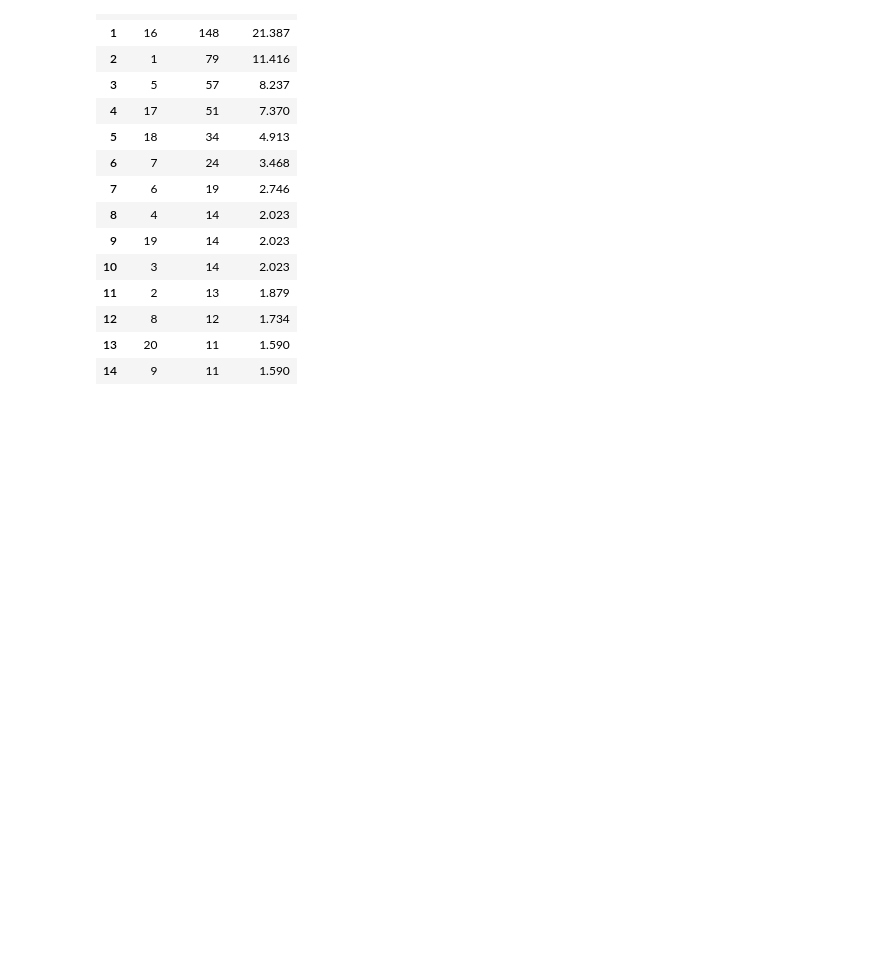
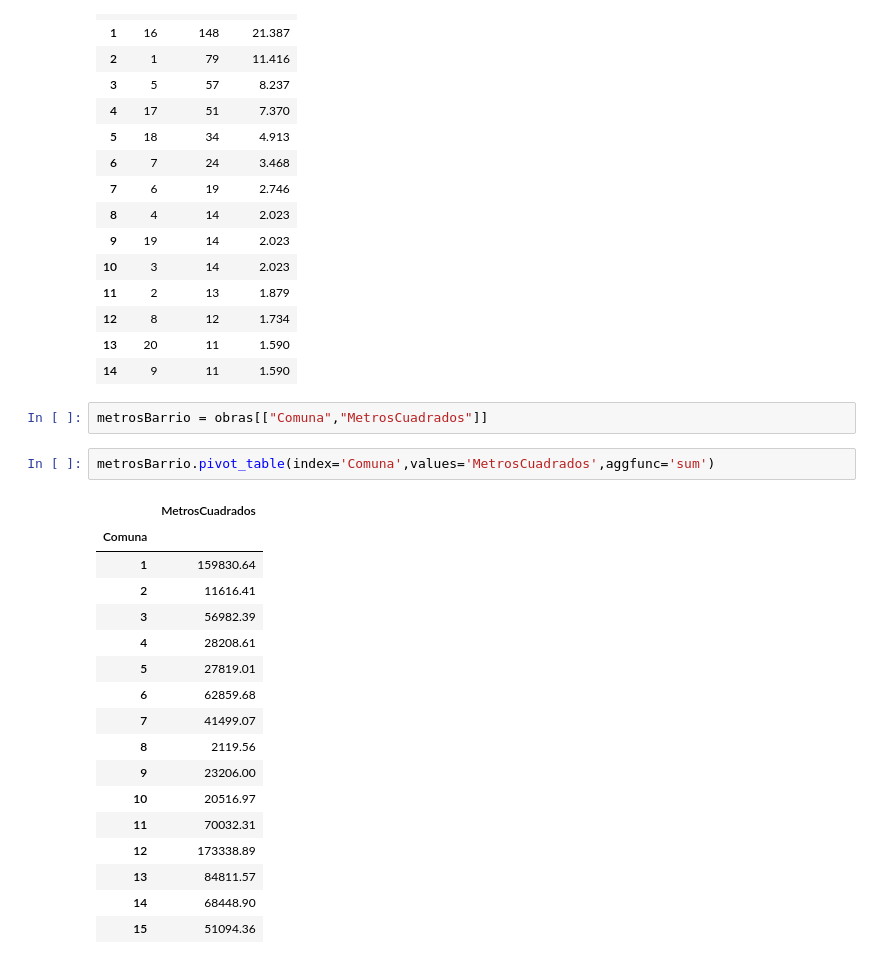
Before and after one commit to dhsantos/Calidad-De-Datos, a Jupyter notebook: asignaciones/tp-final/analisis_univariado.ipynb, the cells around one changed output. Drawn from its saved outputs; the diff is of its cells as text; blank space fills up the shorter version.

```diff
--- a/asignaciones/tp-final/analisis_univariado.ipynb
+++ b/asignaciones/tp-final/analisis_univariado.ipynb
@@ -485,3 +485,25 @@ display(zona.head(15))
 | 12 | 8 | 12 | 1.734 |
 | 13 | 20 | 11 | 1.590 |
 | 14 | 9 | 11 | 1.590 |
+# %%
+metrosBarrio = obras[["Comuna","MetrosCuadrados"]]
+# %%
+metrosBarrio.pivot_table(index='Comuna',values='MetrosCuadrados',aggfunc='sum')
+# %% [output]
+|  | MetrosCuadrados |
+| Comuna |  |
+| 1 | 159830.64 |
+| 2 | 11616.41 |
+| 3 | 56982.39 |
+| 4 | 28208.61 |
+| 5 | 27819.01 |
+| 6 | 62859.68 |
+| 7 | 41499.07 |
+| 8 | 2119.56 |
+| 9 | 23206.00 |
+| 10 | 20516.97 |
+| 11 | 70032.31 |
+| 12 | 173338.89 |
+| 13 | 84811.57 |
+| 14 | 68448.90 |
+| 15 | 51094.36 |
```
Also changed, not shown: parts of 4 cells of this notebook, 9 other files.
